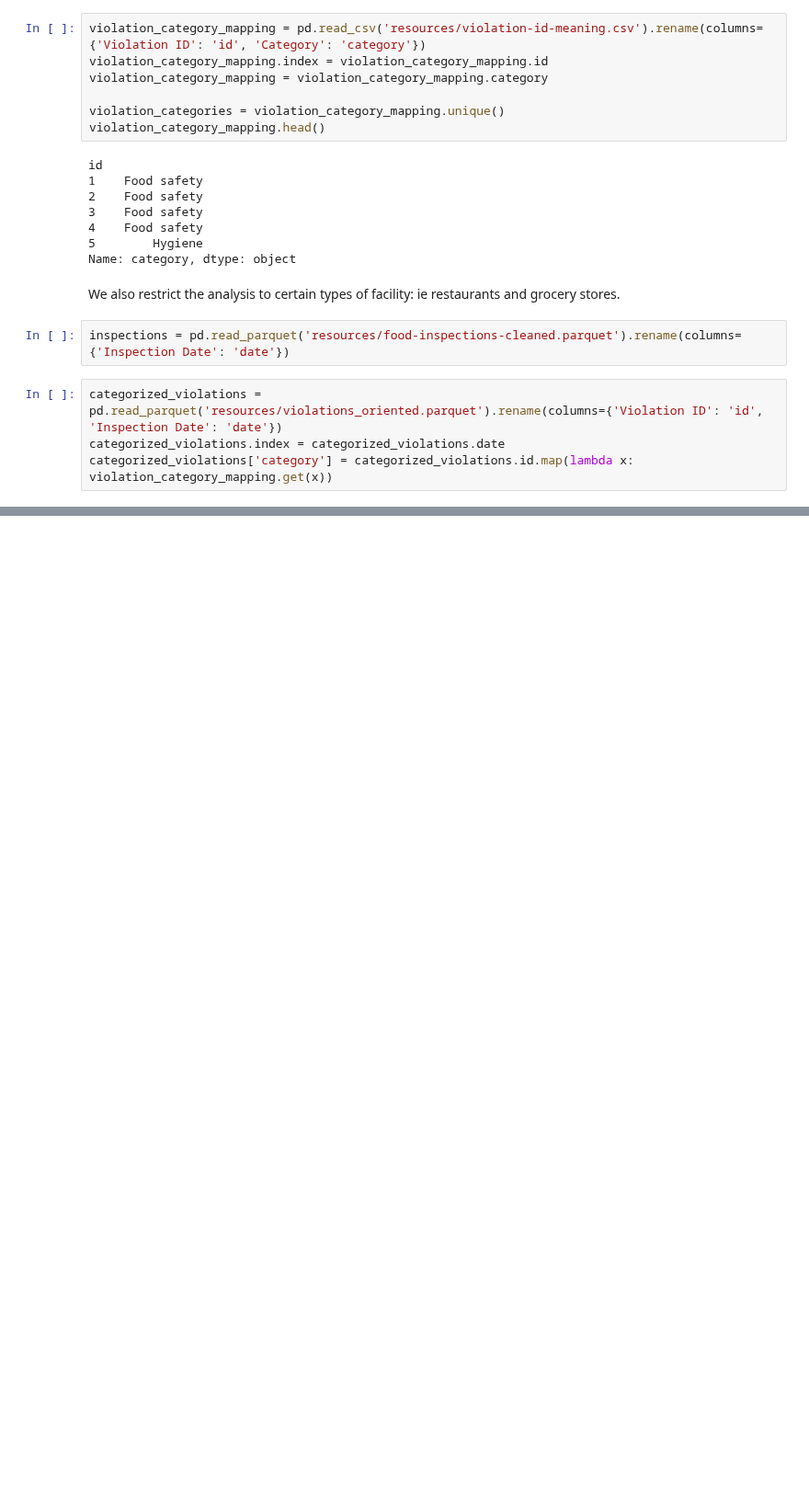
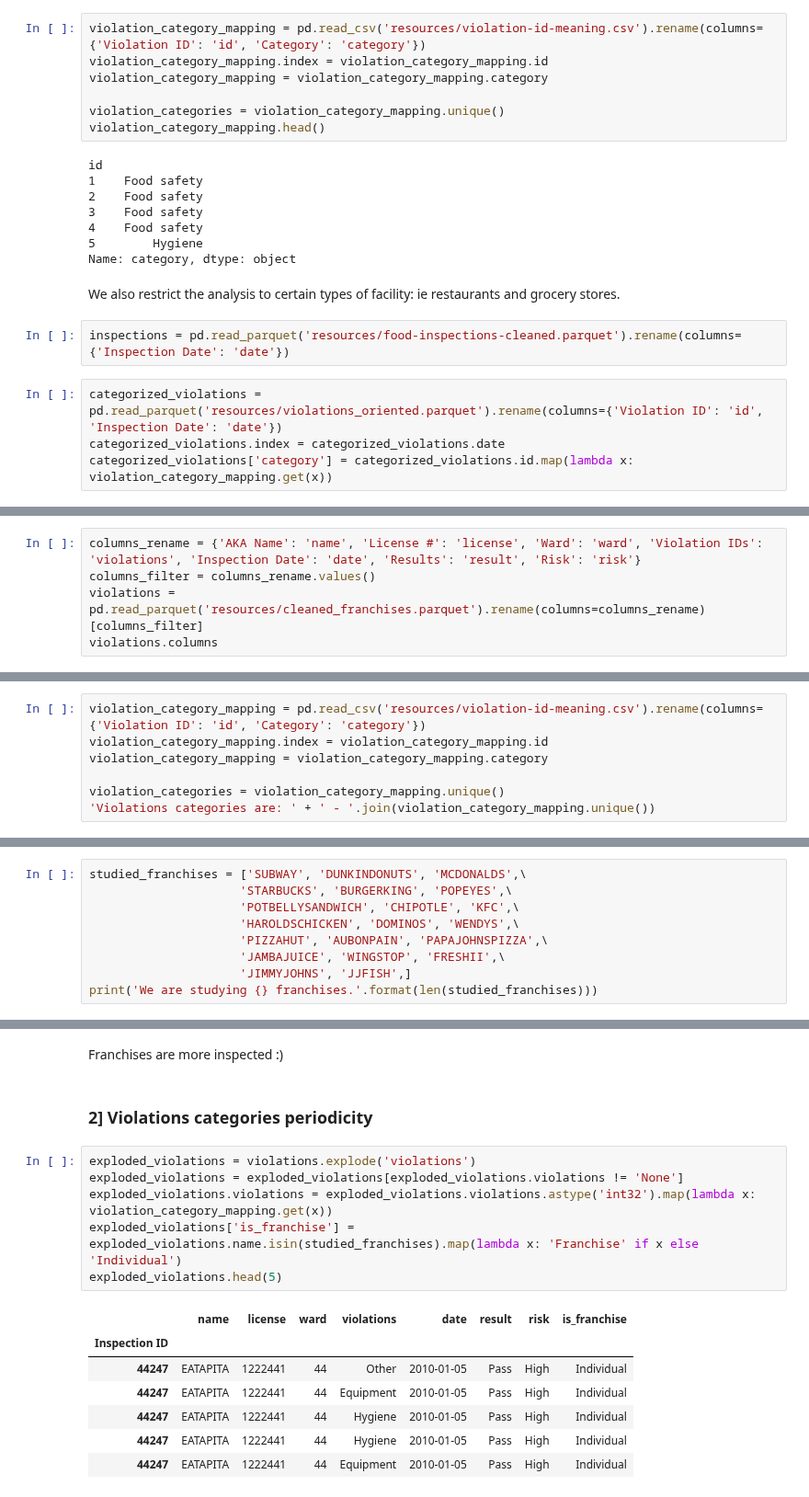
Before and after one commit to VodopaDev/CS401-Chicago-Crime-Analysis, a Jupyter notebook: violations_periodicity.ipynb, the cells around one changed output, grey strips where cells are left out. Shown at 92% size. Cells and saved outputs as stored; diff of their text form; blank space fills up the shorter version.

```diff
--- a/violations_periodicity.ipynb
+++ b/violations_periodicity.ipynb
@@ -82,0 +42,5 @@ We can count inspections from the original dataset.
+# %%
+columns_rename = {'AKA Name': 'name', 'License #': 'license', 'Ward': 'ward', 'Violation IDs': 'violations', 'Inspection Date': 'date', 'Results': 'result', 'Risk': 'risk'}
+columns_filter = columns_rename.values()
+violations = pd.read_parquet('resources/cleaned_franchises.parquet').rename(columns=columns_rename)[columns_filter]
+violations.columns
@@ -82,0 +49,7 @@ We can count inspections from the original dataset.
+# %%
+violation_category_mapping = pd.read_csv('resources/violation-id-meaning.csv').rename(columns={'Violation ID': 'id', 'Category': 'category'})
+violation_category_mapping.index = violation_category_mapping.id
+violation_category_mapping = violation_category_mapping.category
+
+violation_categories = violation_category_mapping.unique()
+'Violations categories are: ' + ' - '.join(violation_category_mapping.unique())
@@ -82,0 +58,9 @@ We can count inspections from the original dataset.
+# %%
+studied_franchises = ['SUBWAY', 'DUNKINDONUTS', 'MCDONALDS',\
+                     'STARBUCKS', 'BURGERKING', 'POPEYES',\
+                     'POTBELLYSANDWICH', 'CHIPOTLE', 'KFC',\
+                     'HAROLDSCHICKEN', 'DOMINOS', 'WENDYS',\
+                     'PIZZAHUT', 'AUBONPAIN', 'PAPAJOHNSPIZZA',\
+                     'JAMBAJUICE', 'WINGSTOP', 'FRESHII',\
+                     'JIMMYJOHNS', 'JJFISH',]
+print('We are studying {} franchises.'.format(len(studied_franchises)))
@@ -82,0 +109,18 @@ We can count inspections from the original dataset.
+# %% [markdown]
+Franchises are more inspected :)
+# %% [markdown]
+### 2] Violations categories periodicity
+# %%
+exploded_violations = violations.explode('violations')
+exploded_violations = exploded_violations[exploded_violations.violations != 'None']
+exploded_violations.violations = exploded_violations.violations.astype('int32').map(lambda x: violation_category_mapping.get(x))
+exploded_violations['is_franchise'] = exploded_violations.name.isin(studied_franchises).map(lambda x: 'Franchise' if x else 'Individual')
+exploded_violations.head(5)
+# %% [output]
+|  | name | license | ward | violations | date | result | risk | is_franchise |
+| Inspection ID |  |  |  |  |  |  |  |  |
+| 44247 | EATAPITA | 1222441 | 44 | Other | 2010-01-05 | Pass | High | Individual |
+| 44247 | EATAPITA | 1222441 | 44 | Equipment | 2010-01-05 | Pass | High | Individual |
+| 44247 | EATAPITA | 1222441 | 44 | Hygiene | 2010-01-05 | Pass | High | Individual |
+| 44247 | EATAPITA | 1222441 | 44 | Hygiene | 2010-01-05 | Pass | High | Individual |
+| 44247 | EATAPITA | 1222441 | 44 | Equipment | 2010-01-05 | Pass | High | Individual |
```
Also changed, not shown: parts of 26 cells of this notebook.
